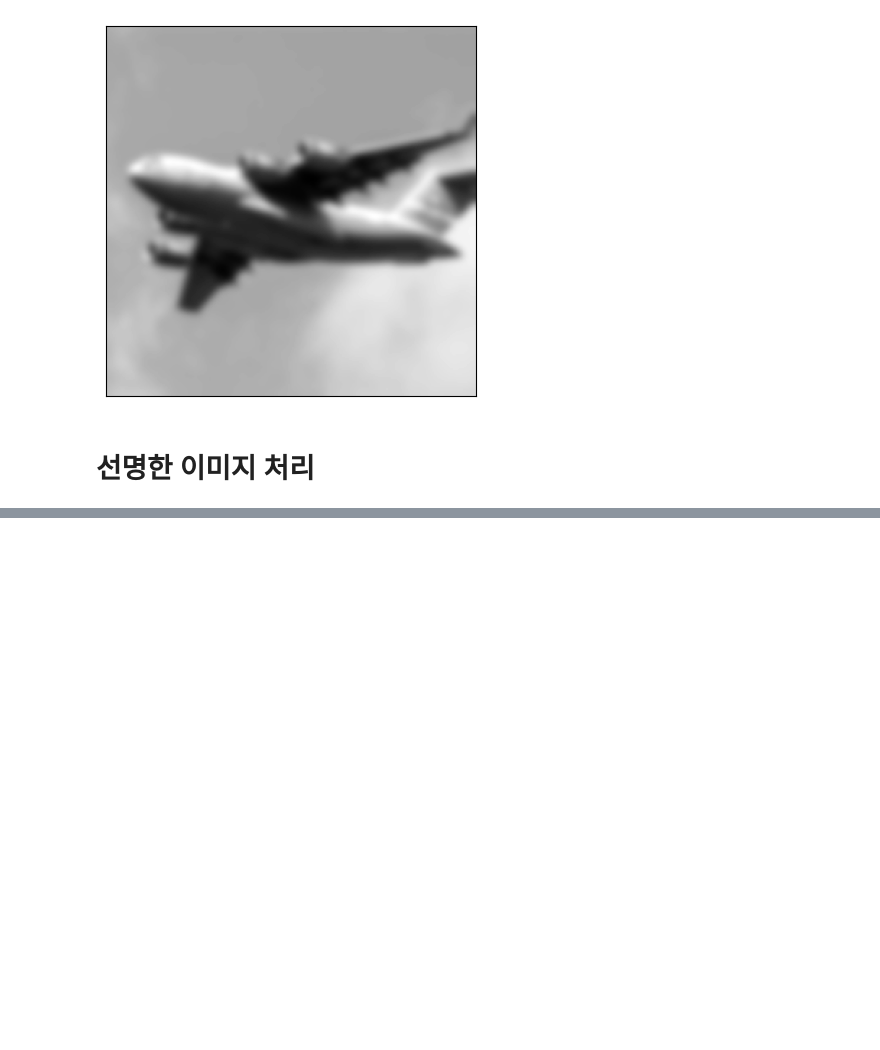
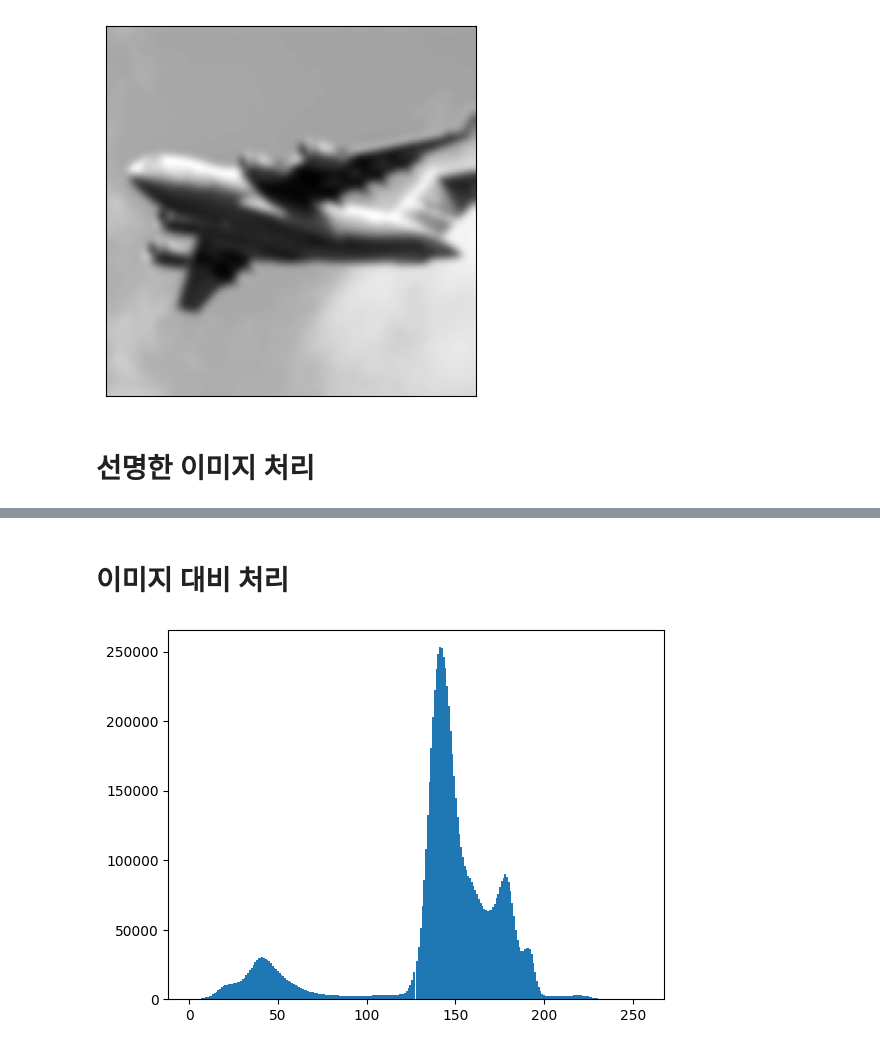
Before and after one commit to horolrolx/ai_visualization, a Jupyter notebook: day07/DAY7.ipynb, the cells around one changed output, grey strips where cells are left out. Saved outputs shown, nothing was run; the diff lists cells and outputs as text; code cells hidden in the pictures; blank space fills up the shorter version.

```diff
--- a/day07/DAY7.ipynb
+++ b/day07/DAY7.ipynb
@@ -206,0 +207,7 @@ Text(0.5, 1.0, 'Sharp Image')
+# %% [markdown]
+# 이미지 대비 처리
+# %%
+plt.hist(img.ravel(), bins=256)
+plt.show()
+# %% [output]
+[figure, added]
```
Also changed, not shown: parts of 2 cells of this notebook.
